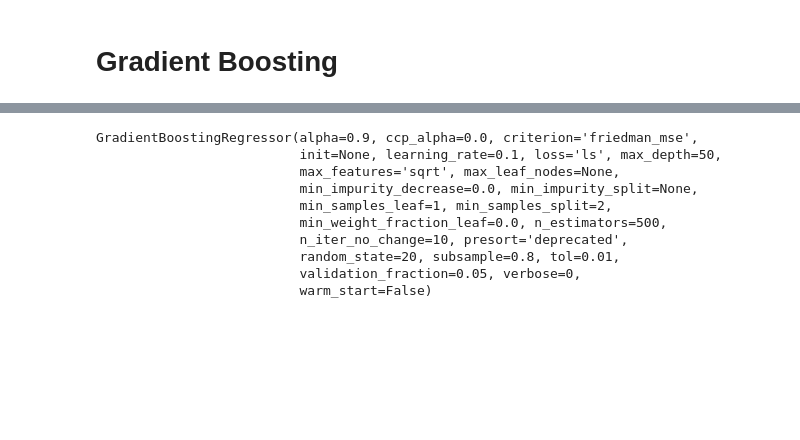
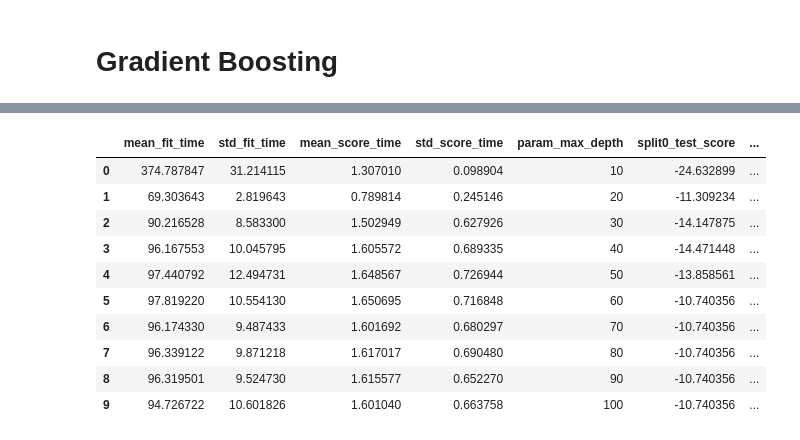
Before and after one commit to davemlz/Master_of_DataScience, a Jupyter notebook: TFM/depth_LR.ipynb, the cells around one changed output, grey strips where cells are left out. Cells and saved outputs as stored; diff of their text form; code cells hidden in the pictures; blank space fills up the shorter version.

```diff
--- a/TFM/depth_LR.ipynb
+++ b/TFM/depth_LR.ipynb
@@ -257,14 +275,0 @@ rfReg.fit(X_train,y_train)
-# %%
-randomBG = gb(n_estimators = 500,max_features = "sqrt",validation_fraction = 0.05,n_iter_no_change = 10,random_state = 20,max_depth = 50,tol = 0.01,subsample=0.8)
-randomBG.fit(X_train,y_train)
-# %% [output]
-GradientBoostingRegressor(alpha=0.9, ccp_alpha=0.0, criterion='friedman_mse',
-                          init=None, learning_rate=0.1, loss='ls', max_depth=50,
-                          max_features='sqrt', max_leaf_nodes=None,
-                          min_impurity_decrease=0.0, min_impurity_split=None,
-                          min_samples_leaf=1, min_samples_split=2,
-                          min_weight_fraction_leaf=0.0, n_estimators=500,
-                          n_iter_no_change=10, presort='deprecated',
-                          random_state=20, subsample=0.8, tol=0.01,
-                          validation_fraction=0.05, verbose=0,
-                          warm_start=False)
@@ -275,0 +276,17 @@ y_pred_G = randomBG.predict(scaler.transform(X_test_G))
+# %%
+cv_results = pd.DataFrame(rfReg.cv_results_)
+cv_results = cv_results.drop(columns = ['params'])
+cv_results
+#v_results.to_csv("/content/drive/My Drive/TFM/train-test-val/gridsearchcv-results-gb.csv",index = False)
+# %% [output]
+|  | mean_fit_time | std_fit_time | mean_score_time | std_score_time | param_max_depth | split0_test_score | ... |
+| 0 | 374.787847 | 31.214115 | 1.307010 | 0.098904 | 10 | -24.632899 | ... |
+| 1 | 69.303643 | 2.819643 | 0.789814 | 0.245146 | 20 | -11.309234 | ... |
+| 2 | 90.216528 | 8.583300 | 1.502949 | 0.627926 | 30 | -14.147875 | ... |
+| 3 | 96.167553 | 10.045795 | 1.605572 | 0.689335 | 40 | -14.471448 | ... |
+| 4 | 97.440792 | 12.494731 | 1.648567 | 0.726944 | 50 | -13.858561 | ... |
+| 5 | 97.819220 | 10.554130 | 1.650695 | 0.716848 | 60 | -10.740356 | ... |
+| 6 | 96.174330 | 9.487433 | 1.601692 | 0.680297 | 70 | -10.740356 | ... |
+| 7 | 96.339122 | 9.871218 | 1.617017 | 0.690480 | 80 | -10.740356 | ... |
+| 8 | 96.319501 | 9.524730 | 1.615577 | 0.652270 | 90 | -10.740356 | ... |
+| 9 | 94.726722 | 10.601826 | 1.601040 | 0.663758 | 100 | -10.740356 | ... |
```
Also changed, not shown: parts of 18 cells of this notebook.
